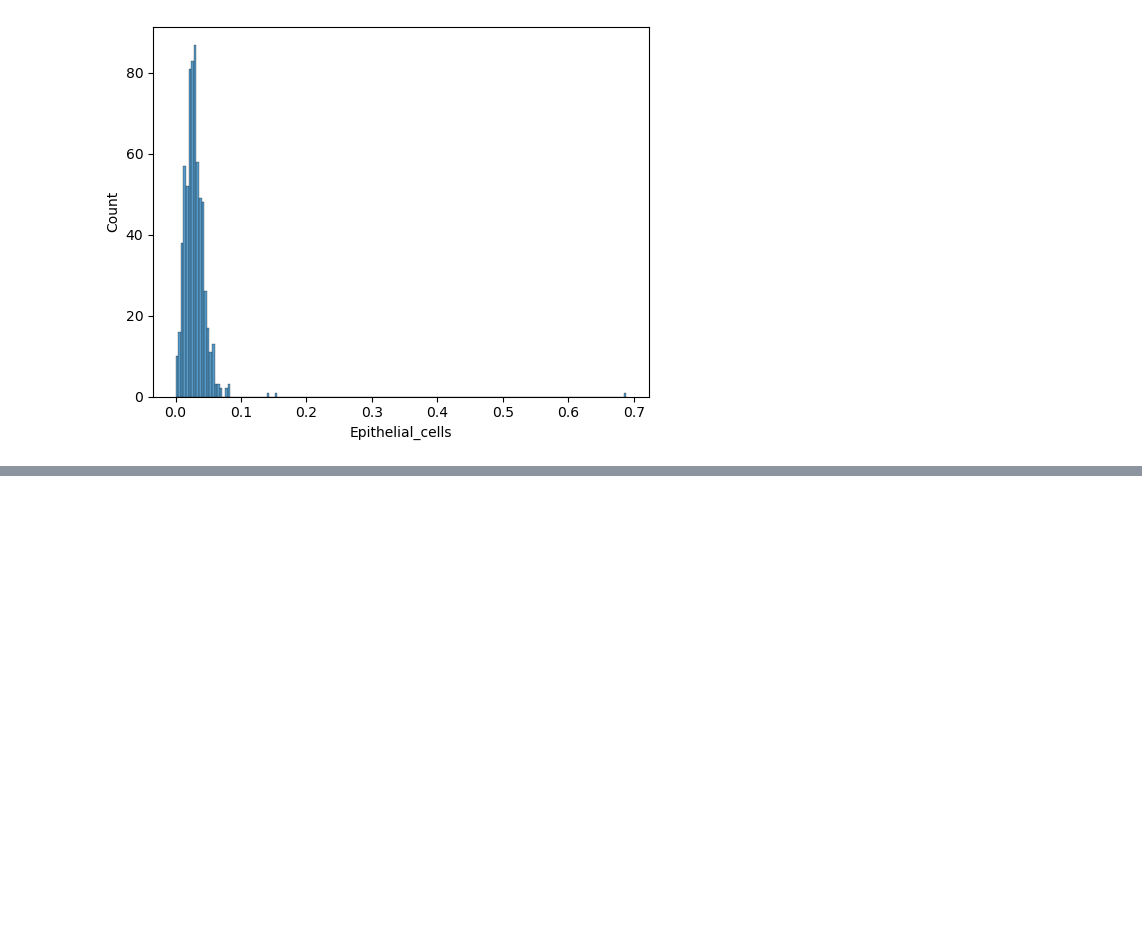
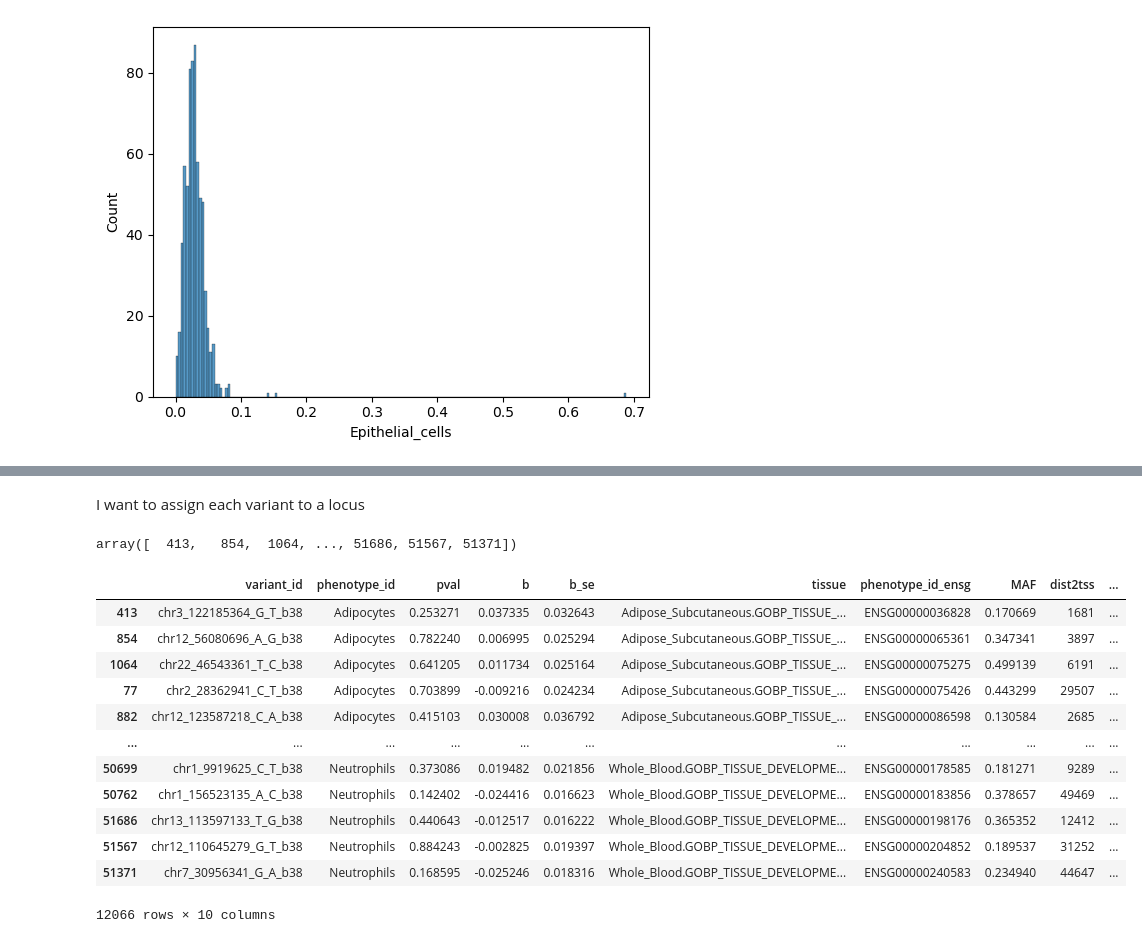
Before and after one commit to jmp448/hdcQTL, a Jupyter notebook: code/trans_qtl_calling/Untitled.ipynb, the cells around one changed output, grey strips where cells are left out. Saved outputs shown, nothing was run; the diff lists cells and outputs as text; code cells hidden in the pictures; blank space fills up the shorter version.

```diff
--- a/code/trans_qtl_calling/Untitled.ipynb
+++ b/code/trans_qtl_calling/Untitled.ipynb
@@ -227,0 +267,25 @@ sns.histplot(artery_proportions.loc['Epithelial_cells'])
+# %% [markdown]
+I want to assign each variant to a locus
+# %%
+ctprop_results = ctprop_results.merge(variant_info, how="left", on="variant_id")
+# %%
+ctprop_results.groupby(['phenotype_id', 'tissue', 'phenotype_id_ensg']).pval.idxmin().values
+# %% [output]
+array([  413,   854,  1064, ..., 51686, 51567, 51371])
+# %%
+top_results = ctprop_results.loc[ctprop_results.groupby(['phenotype_id', 'tissue', 'phenotype_id_ensg']).pval.idxmin().values]
+top_results
+# %% [output]
+|  | variant_id | phenotype_id | pval | b | b_se | tissue | phenotype_id_ensg | MAF | dist2tss | ... |
+| 413 | chr3_122185364_G_T_b38 | Adipocytes | 0.253271 | 0.037335 | 0.032643 | Adipose_Subcutaneous.GOBP_TISSUE_... | ENSG00000036828 | 0.170669 | 1681 | ... |
+| 854 | chr12_56080696_A_G_b38 | Adipocytes | 0.782240 | 0.006995 | 0.025294 | Adipose_Subcutaneous.GOBP_TISSUE_... | ENSG00000065361 | 0.347341 | 3897 | ... |
+| 1064 | chr22_46543361_T_C_b38 | Adipocytes | 0.641205 | 0.011734 | 0.025164 | Adipose_Subcutaneous.GOBP_TISSUE_... | ENSG00000075275 | 0.499139 | 6191 | ... |
+| 77 | chr2_28362941_C_T_b38 | Adipocytes | 0.703899 | -0.009216 | 0.024234 | Adipose_Subcutaneous.GOBP_TISSUE_... | ENSG00000075426 | 0.443299 | 29507 | ... |
+| 882 | chr12_123587218_C_A_b38 | Adipocytes | 0.415103 | 0.030008 | 0.036792 | Adipose_Subcutaneous.GOBP_TISSUE_... | ENSG00000086598 | 0.130584 | 2685 | ... |
+| ... | ... | ... | ... | ... | ... | ... | ... | ... | ... | ... |
+| 50699 | chr1_9919625_C_T_b38 | Neutrophils | 0.373086 | 0.019482 | 0.021856 | Whole_Blood.GOBP_TISSUE_DEVELOPME... | ENSG00000178585 | 0.181271 | 9289 | ... |
+| 50762 | chr1_156523135_A_C_b38 | Neutrophils | 0.142402 | -0.024416 | 0.016623 | Whole_Blood.GOBP_TISSUE_DEVELOPME... | ENSG00000183856 | 0.378657 | 49469 | ... |
+| 51686 | chr13_113597133_T_G_b38 | Neutrophils | 0.440643 | -0.012517 | 0.016222 | Whole_Blood.GOBP_TISSUE_DEVELOPME... | ENSG00000198176 | 0.365352 | 12412 | ... |
+| 51567 | chr12_110645279_G_T_b38 | Neutrophils | 0.884243 | -0.002825 | 0.019397 | Whole_Blood.GOBP_TISSUE_DEVELOPME... | ENSG00000204852 | 0.189537 | 31252 | ... |
+| 51371 | chr7_30956341_G_A_b38 | Neutrophils | 0.168595 | -0.025246 | 0.018316 | Whole_Blood.GOBP_TISSUE_DEVELOPME... | ENSG00000240583 | 0.234940 | 44647 | ... |
+12066 rows × 10 columns
```
Also changed, not shown: parts of 13 cells of this notebook, 4 other files.
